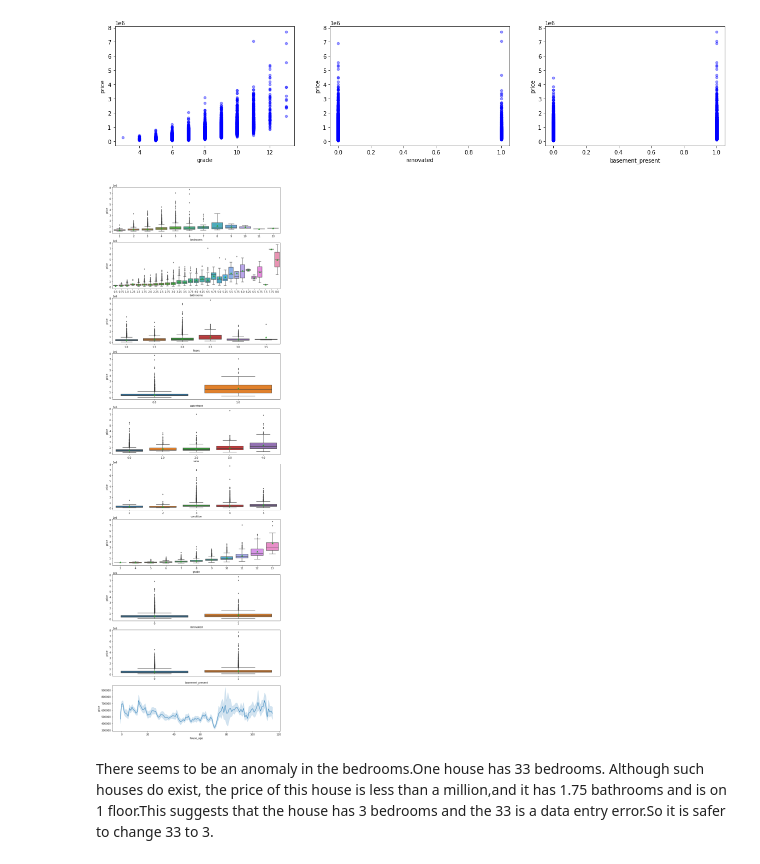
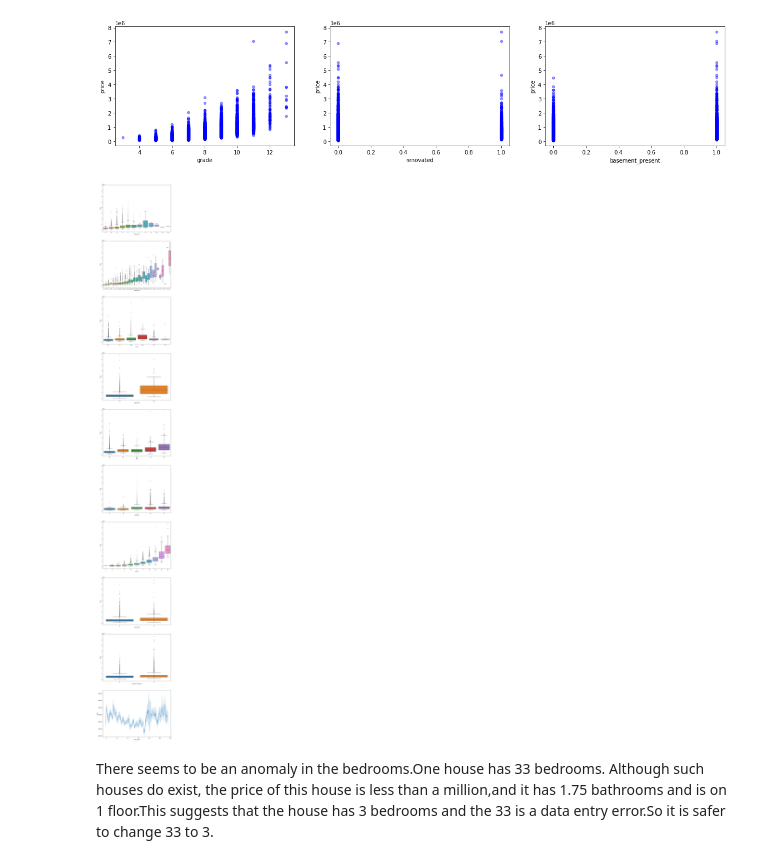
Before and after one commit to pjsun2012/House-Price-Prediction, a Jupyter notebook: Project_2.ipynb, the cells around one changed output. Drawn from its saved outputs; the diff is of its cells as text; code cells hidden in the pictures.

```diff
--- a/Project_2.ipynb
+++ b/Project_2.ipynb
@@ -360,23 +350,22 @@ for xcol, ax in zip(['grade','renovated','basement_present'], axes):
 [figure]
 [figure]
 # %%
-cat_feat = ['bedrooms','bathrooms','floors','waterfront','view','condition','grade','renovated','basement_present','house_age']
-fig,ax = plt.subplots(10, figsize=(12,40))
+cat_feat = ['bedrooms','bathrooms','floors','waterfront','view','condition','grade','renovated','basement_present','house_age','lat','long','zipcode']
+fig,ax = plt.subplots(10, figsize=(12,100))
 sns.boxplot(x = 'bedrooms', y = 'price', data = data,width = 0.8, showmeans = True, fliersize = 3, ax = ax[0])
 sns.boxplot(x = 'bathrooms', y = 'price', data = data,width = 0.8, showmeans = True, fliersize = 3, ax = ax[1])
 sns.boxplot(x = 'floors', y = 'price', data = data,width = 0.8, showmeans = True, fliersize = 3, ax = ax[2])
 sns.boxplot(x = 'waterfront', y = 'price', data = data,width = 0.8, showmeans = True, fliersize = 3, ax = ax[3])
 sns.boxplot(x = 'view', y = 'price', data = data,width = 0.8, showmeans = True, fliersize = 3, ax = ax[4])
 sns.boxplot(x = 'condition', y = 'price', data = data,width = 0.8, showmeans = True, fliersize = 3, ax = ax[5])
 sns.boxplot(x = 'grade', y = 'price', data = data,width = 0.8, showmeans = True, fliersize = 3, ax = ax[6])
 sns.boxplot(x = 'renovated', y = 'price', data = data,width = 0.8, showmeans = True, fliersize = 3, ax = ax[7])
 sns.boxplot(x = 'basement_present', y = 'price', data = data,width = 0.8, showmeans = True, fliersize = 3, ax = ax[8])
-
 #Passing the entire dataset in long-form mode will aggregate over repeated values (each year) to show the mean and 95% confidence interval
 sns.lineplot(x = 'house_age', y = 'price', data = data, ax = ax[9])
 plt.show()
 # %% [output]
-[figure, old version]
+[figure, new version]
 # %% [markdown]
 There seems to be an anomaly in the bedrooms.One house has 33 bedrooms. Although such houses do exist, the price of this house is less than a million,and it has 1.75 bathrooms and is on 1 floor.This suggests that the house has 3 bedrooms and the 33 is a data entry error.So it is safer to change 33 to 3.
 # %%
```
Also changed, not shown: parts of 50 cells of this notebook.
